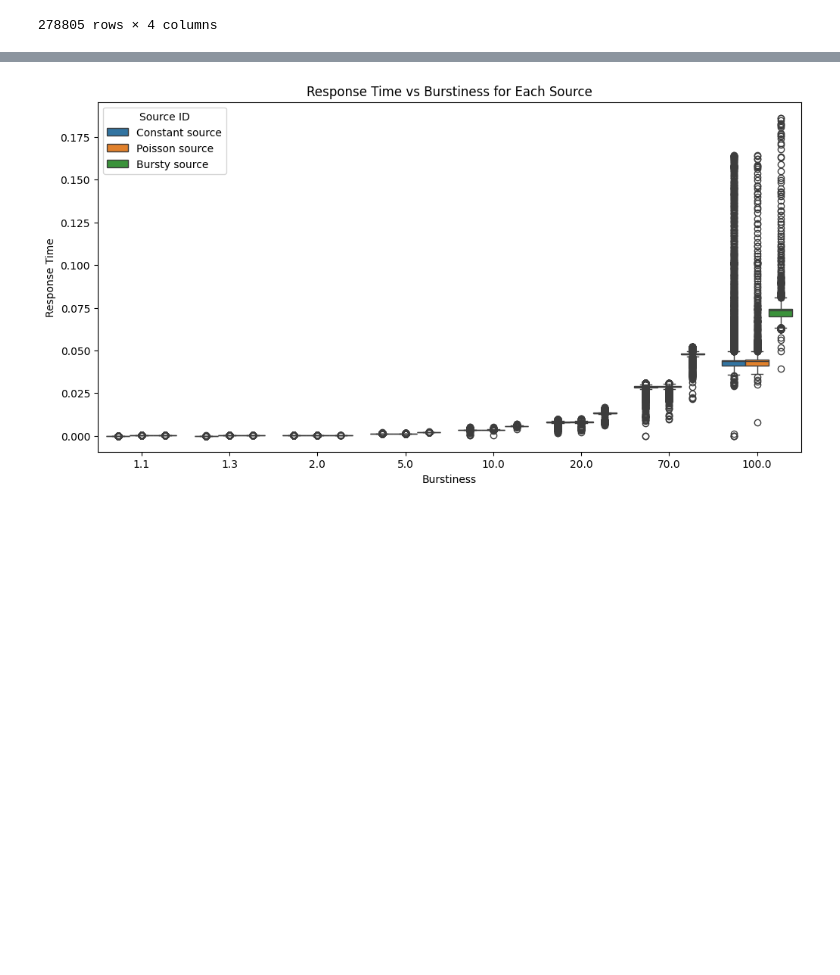
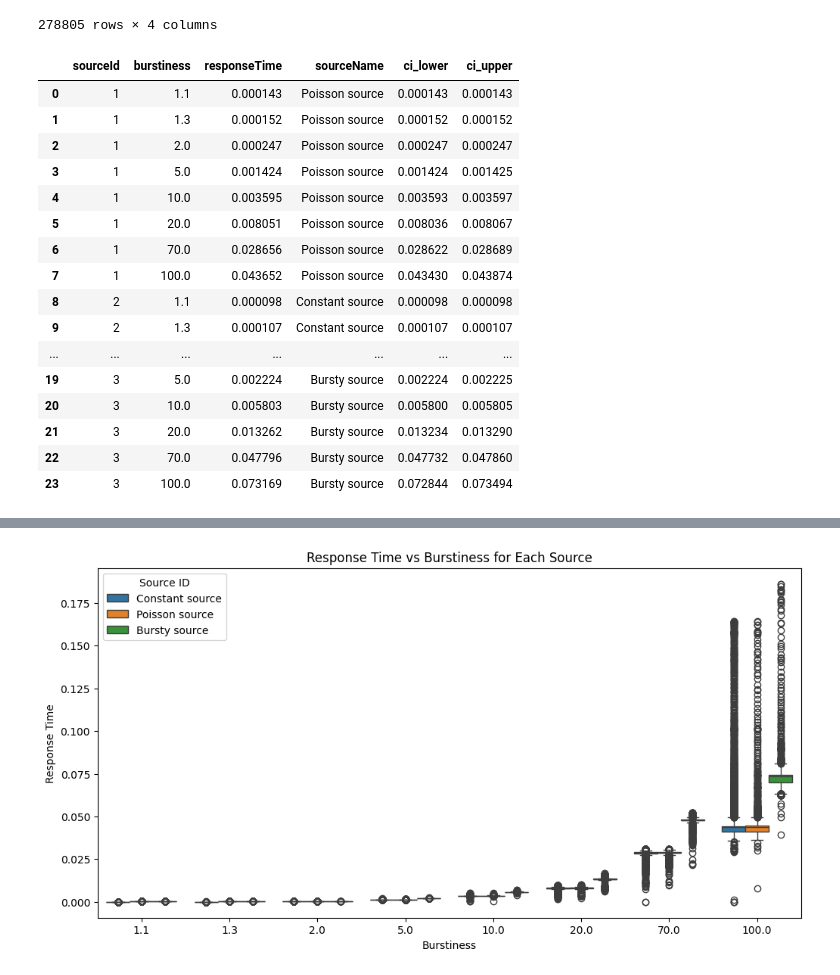
Before and after one commit to ArthurMbraga/simulation-and-metrology-project, a Jupyter notebook: plotResults.ipynb, the cells around one changed output, grey strips where cells are left out. Cells and saved outputs as stored; diff of their text form; code cells hidden in the pictures; blank space fills up the shorter version.

```diff
--- a/plotResults.ipynb
+++ b/plotResults.ipynb
@@ -53,6 +53,40 @@ combined_df['sourceName'] = combined_df['sourceId'].map(source_names)
 # %%
 average_response_times = combined_df.groupby(['sourceId', 'burstiness'])['responseTime'].mean().reset_index()
 average_response_times['sourceName'] = average_response_times['sourceId'].map(source_names)
+# %%
+from scipy import stats
+
+# Compute the confidence intervals
+ci_lower = []
+ci_upper = []
+
+for name, group in combined_df.groupby(['sourceId', 'burstiness']):
+    ci = stats.t.interval(0.95, len(group['responseTime'])-1, loc=group['responseTime'].mean(), scale=stats.sem(group['responseTime']))
+    ci_lower.append(ci[0])
+    ci_upper.append(ci[1])
+
+average_response_times['ci_lower'] = ci_lower
+average_response_times['ci_upper'] = ci_upper
+
+average_response_times
+# %% [output]
+|  | sourceId | burstiness | responseTime | sourceName | ci_lower | ci_upper |
+| 0 | 1 | 1.1 | 0.000143 | Poisson source | 0.000143 | 0.000143 |
+| 1 | 1 | 1.3 | 0.000152 | Poisson source | 0.000152 | 0.000152 |
+| 2 | 1 | 2.0 | 0.000247 | Poisson source | 0.000247 | 0.000247 |
+| 3 | 1 | 5.0 | 0.001424 | Poisson source | 0.001424 | 0.001425 |
+| 4 | 1 | 10.0 | 0.003595 | Poisson source | 0.003593 | 0.003597 |
+| 5 | 1 | 20.0 | 0.008051 | Poisson source | 0.008036 | 0.008067 |
+| 6 | 1 | 70.0 | 0.028656 | Poisson source | 0.028622 | 0.028689 |
+| 7 | 1 | 100.0 | 0.043652 | Poisson source | 0.043430 | 0.043874 |
+| 8 | 2 | 1.1 | 0.000098 | Constant source | 0.000098 | 0.000098 |
+| 9 | 2 | 1.3 | 0.000107 | Constant source | 0.000107 | 0.000107 |
+| ... | ... | ... | ... | ... | ... | ... |
+| 19 | 3 | 5.0 | 0.002224 | Bursty source | 0.002224 | 0.002225 |
+| 20 | 3 | 10.0 | 0.005803 | Bursty source | 0.005800 | 0.005805 |
+| 21 | 3 | 20.0 | 0.013262 | Bursty source | 0.013234 | 0.013290 |
+| 22 | 3 | 70.0 | 0.047796 | Bursty source | 0.047732 | 0.047860 |
+| 23 | 3 | 100.0 | 0.073169 | Bursty source | 0.072844 | 0.073494 |
 # %%
 # Plot the average response time for each source with respect to burstiness
 plt.figure(figsize=(12, 6))
```
Also changed, not shown: parts of 1 cell of this notebook.
